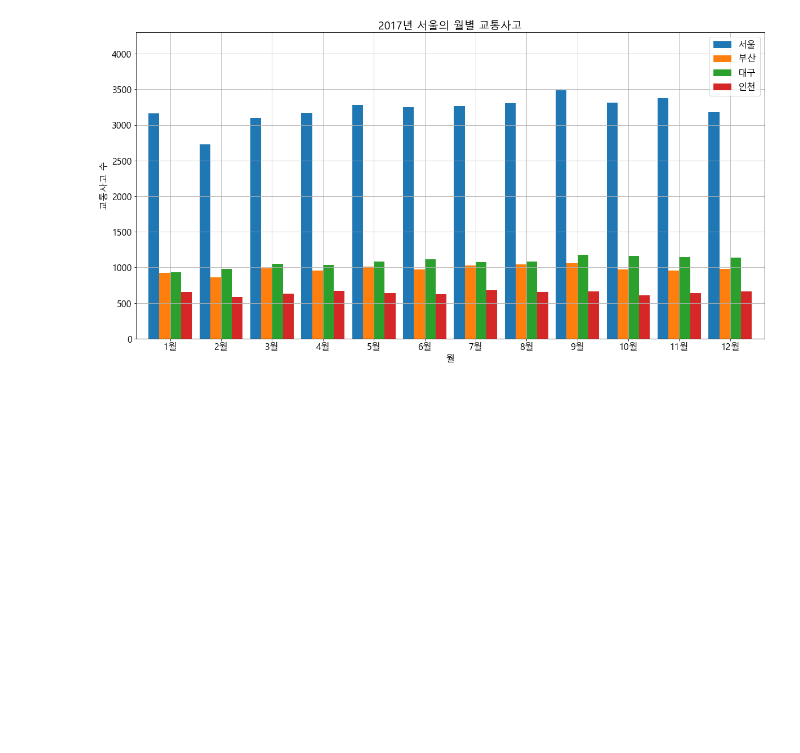
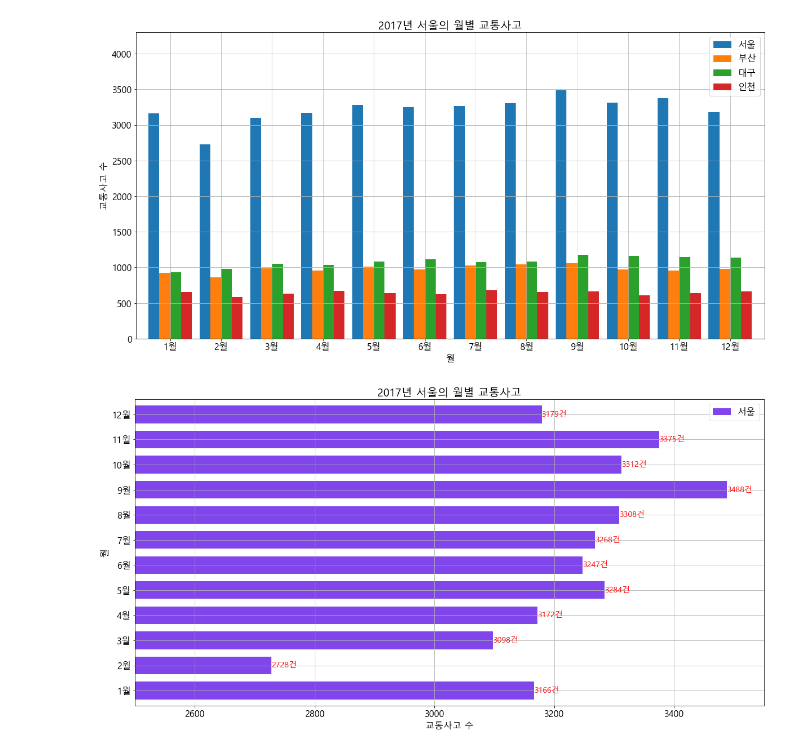
Before and after one commit to nice0001-angelo/DataAnalysis, a Jupyter notebook: 13-Pandas시각화.ipynb, the cells around one changed output. Drawn from its saved outputs; the diff is of its cells as text; code cells hidden in the pictures; blank space fills up the shorter version.

```diff
--- a/13-Pandas시각화.ipynb
+++ b/13-Pandas시각화.ipynb
@@ -191,0 +196,23 @@ pyplot.show()
+# %%
+# 특정컬럼에 대해서만 시각화 하기
+# 월별교통사고['서울'].plot.barh()
+# --> rot 파라미터는 x축 텍스트의 각도, 기본값 90 // 기본값으로는 옆으로 글자가 누워있는 상태
+# --> width 파라미터는 모든 막대가 공백없이 꽉 찬 상태를 1로 하여 비율적으로 지정. 기본값은 0.5
+월별교통사고['서울'].plot.barh(color='#8046eb', rot=0, width=0.7)
+pyplot.grid()
+pyplot.legend()
+pyplot.title("2017년 서울의 월별 교통사고")
+pyplot.xlabel("교통사고 수") #ylabel->xlabel
+pyplot.ylabel("월")          #xlabel->ylabel
+pyplot.yticks(xpos, xtext) #xticks -> yticks
+
+# y축의 범위 설정 // x축의 범위를 설정할 경우에는 xlim(min,max) 사용
+pyplot.xlim(2500,3550) #ylim -> xlim
+
+# 그래프에 텍스트 표시하기
+for i, v in enumerate(list(월별교통사고['서울'])):
+    txt = "%d건" % v
+    pyplot.text(v,i,txt, fontsize=14, color ='#ff0000',horizontalalignment='left',verticalalignment='center') # i,v -> v,i  center,bottom -> left,center
+pyplot.show()
+# %% [output]
+[figure, added]
```
Also changed, not shown: parts of 3 cells of this notebook.
